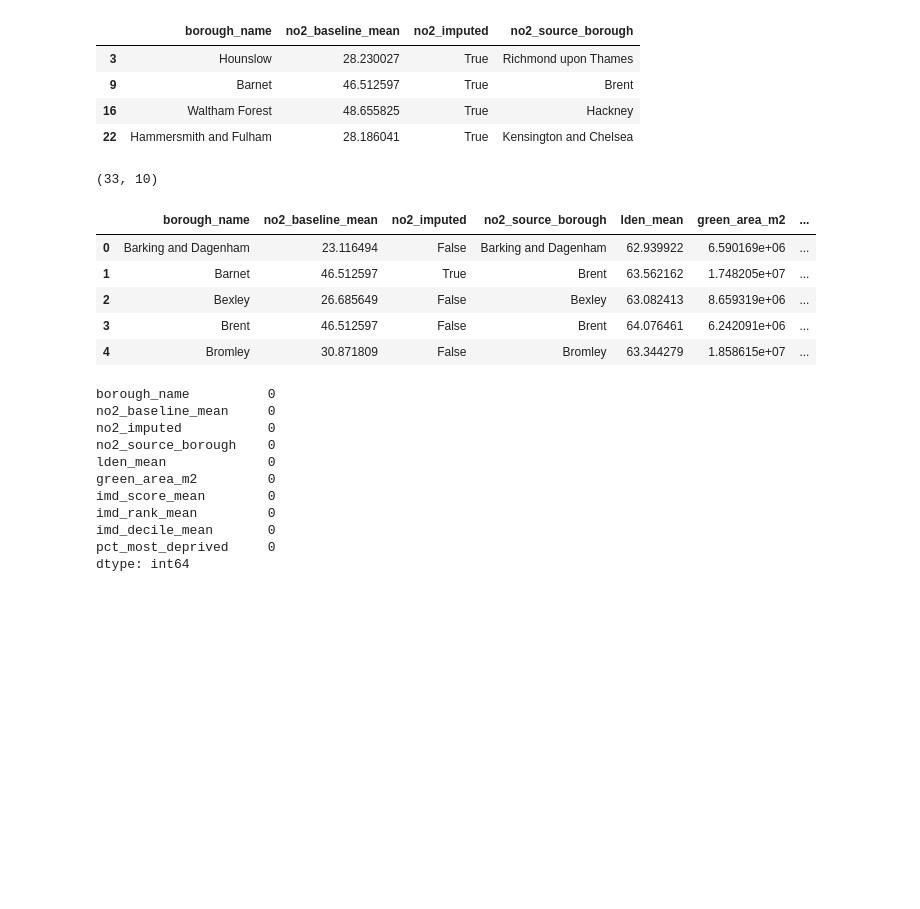
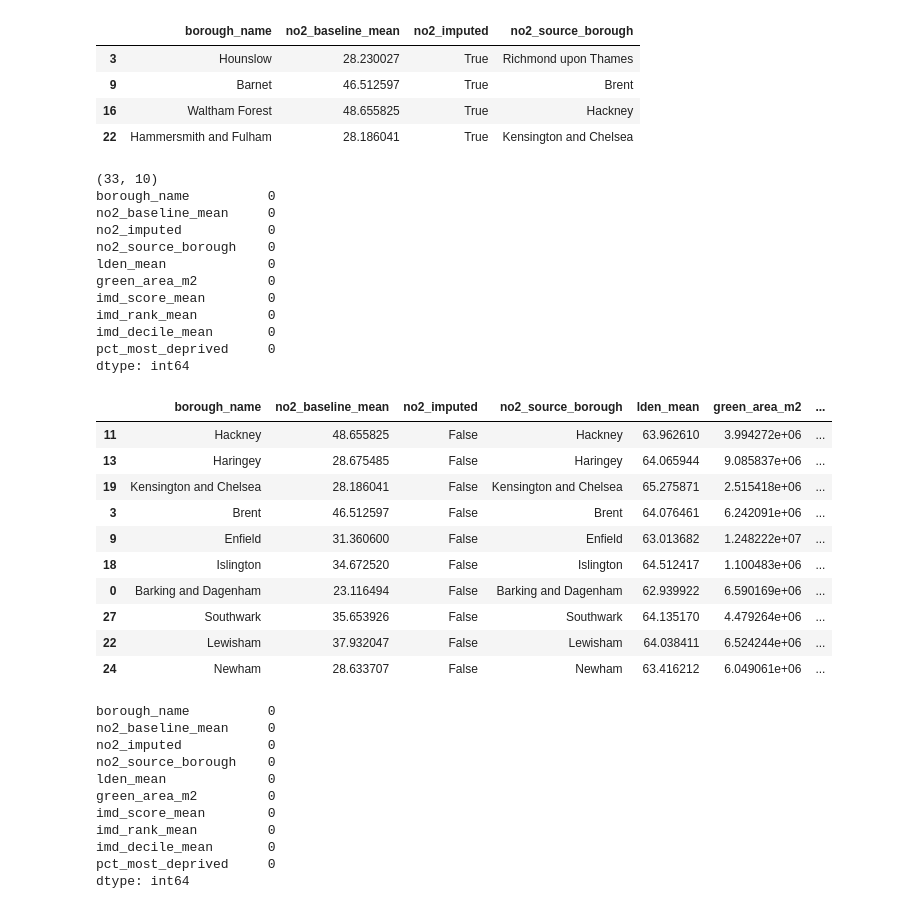
Before and after one commit to Katylll/EnvHealthLondon, a Jupyter notebook: notebooks/02_preprocessing.ipynb, the cells around one changed output. Cells and saved outputs as stored; diff of their text form; code cells hidden in the pictures; blank space fills up the shorter version.

```diff
--- a/notebooks/02_preprocessing.ipynb
+++ b/notebooks/02_preprocessing.ipynb
@@ -199,21 +222,38 @@ dtype: int64
 # %%
 master = (
     no2_baseline_full
     .merge(noise_borough, on="borough_name", how="outer")
     .merge(greenspace_borough, on="borough_name", how="outer")
     .merge(imd_borough, on="borough_name", how="outer")
 )
 
 print(master.shape)
-master.head()
+print(master.isnull().sum())
+master.sort_values("pct_most_deprived", ascending=False).head(10)
 # %% [output]
 (33, 10)
+borough_name          0
+no2_baseline_mean     0
+no2_imputed           0
+no2_source_borough    0
+lden_mean             0
+green_area_m2         0
+imd_score_mean        0
+imd_rank_mean         0
+imd_decile_mean       0
+pct_most_deprived     0
+dtype: int64
 |  | borough_name | no2_baseline_mean | no2_imputed | no2_source_borough | lden_mean | green_area_m2 | ... |
+| 11 | Hackney | 48.655825 | False | Hackney | 63.962610 | 3.994272e+06 | ... |
+| 13 | Haringey | 28.675485 | False | Haringey | 64.065944 | 9.085837e+06 | ... |
+| 19 | Kensington and Chelsea | 28.186041 | False | Kensington and Chelsea | 65.275871 | 2.515418e+06 | ... |
+| 3 | Brent | 46.512597 | False | Brent | 64.076461 | 6.242091e+06 | ... |
+| 9 | Enfield | 31.360600 | False | Enfield | 63.013682 | 1.248222e+07 | ... |
+| 18 | Islington | 34.672520 | False | Islington | 64.512417 | 1.100483e+06 | ... |
 | 0 | Barking and Dagenham | 23.116494 | False | Barking and Dagenham | 62.939922 | 6.590169e+06 | ... |
-| 1 | Barnet | 46.512597 | True | Brent | 63.562162 | 1.748205e+07 | ... |
-| 2 | Bexley | 26.685649 | False | Bexley | 63.082413 | 8.659319e+06 | ... |
-| 3 | Brent | 46.512597 | False | Brent | 64.076461 | 6.242091e+06 | ... |
-| 4 | Bromley | 30.871809 | False | Bromley | 63.344279 | 1.858615e+07 | ... |
+| 27 | Southwark | 35.653926 | False | Southwark | 64.135170 | 4.479264e+06 | ... |
+| 22 | Lewisham | 37.932047 | False | Lewisham | 64.038411 | 6.524244e+06 | ... |
+| 24 | Newham | 28.633707 | False | Newham | 63.416212 | 6.049061e+06 | ... |
 # %%
 master.isnull().sum()
 # %% [output]
```
Also changed, not shown: parts of 17 cells of this notebook, 1 other file.
